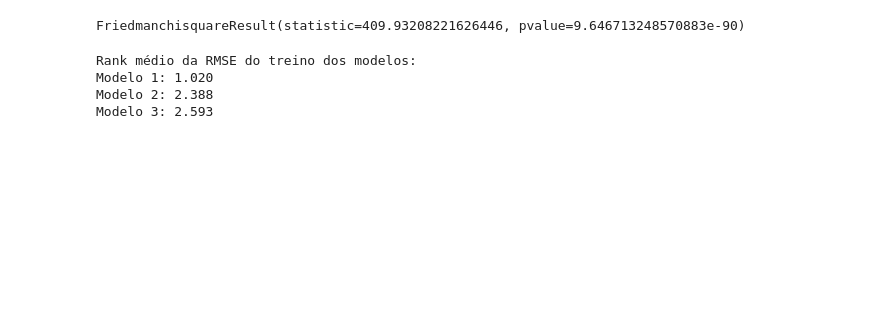
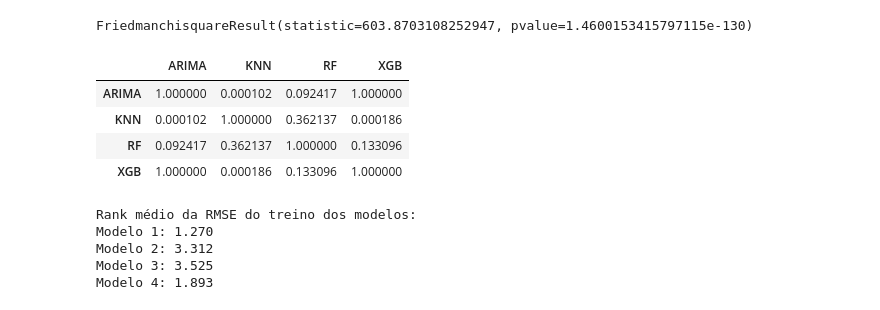
Before and after one commit to CHAnnnelch/IC_predicao_FCF, a Jupyter notebook: 16_friedman_test.ipynb, the cells around one changed output. Cells and saved outputs as stored; diff of their text form; code cells hidden in the pictures; blank space fills up the shorter version.

```diff
--- a/16_friedman_test.ipynb
+++ b/16_friedman_test.ipynb
@@ -215,12 +297,29 @@ Modelo 3: 2.550
 # %%
-friedman_RMSE_train = friedmanchisquare(grupo['knn_train_RMSE'], grupo['xgb_train_RMSE'], grupo['ARIMA_train_RMSE'])
+friedman_RMSE_train = friedmanchisquare(grupo['knn_train_RMSE'], grupo['xgb_train_RMSE'], grupo['ARIMA_train_RMSE'], grupo['RF_train_RMSE'])
 
 friedman_RMSE_train
 # %% [output]
-FriedmanchisquareResult(statistic=409.93208221626446, pvalue=9.646713248570883e-90)
+FriedmanchisquareResult(statistic=603.8703108252947, pvalue=1.4600153415797115e-130)
+# %%
+metric_cols = ['knn_train_RMSE', 'xgb_train_RMSE', 'ARIMA_train_RMSE', 'RF_train_RMSE']
+model_names = ['KNN', 'XGB', 'ARIMA', 'RF']
+
+df_sp_RMSE = grupo[metric_cols]
+df_sp_RMSE.columns = model_names
+
+df_sp_RMSE_long = df_sp_RMSE.melt(var_name='Modelo', value_name='RMSE')
+
+dunn_RMSE = sp.posthoc_dunn(df_sp_RMSE_long, group_col='Modelo', val_col='RMSE', p_adjust='bonferroni')
+dunn_RMSE
+# %% [output]
+|  | ARIMA | KNN | RF | XGB |
+| ARIMA | 1.000000 | 0.000102 | 0.092417 | 1.000000 |
+| KNN | 0.000102 | 1.000000 | 0.362137 | 0.000186 |
+| RF | 0.092417 | 0.362137 | 1.000000 | 0.133096 |
+| XGB | 1.000000 | 0.000186 | 0.133096 | 1.000000 |
 # %%
 # Aplicar ranking por linha (menor MAE = melhor)
-ranks_RMSE_train = grupo[['knn_train_RMSE', 'xgb_train_RMSE', 'ARIMA_train_RMSE']].apply(rankdata, axis=1)
+ranks_RMSE_train = grupo[['knn_train_RMSE', 'xgb_train_RMSE', 'ARIMA_train_RMSE', 'RF_train_RMSE']].apply(rankdata, axis=1)
 mean_ranks_RMSE_train = ranks_RMSE_train.mean(axis=0)
 
 # Exibir ranking médio
@@ -229,6 +328,7 @@ for i, rank in enumerate(mean_ranks_RMSE_train, start=1):
     print(f"Modelo {i}: {rank:.3f}")
 # %% [output]
 Rank médio da RMSE do treino dos modelos:
-Modelo 1: 1.020
-Modelo 2: 2.388
-Modelo 3: 2.593
+Modelo 1: 1.270
+Modelo 2: 3.312
+Modelo 3: 3.525
+Modelo 4: 1.893
```
Also changed, not shown: parts of 11 cells of this notebook, 1 other file.
